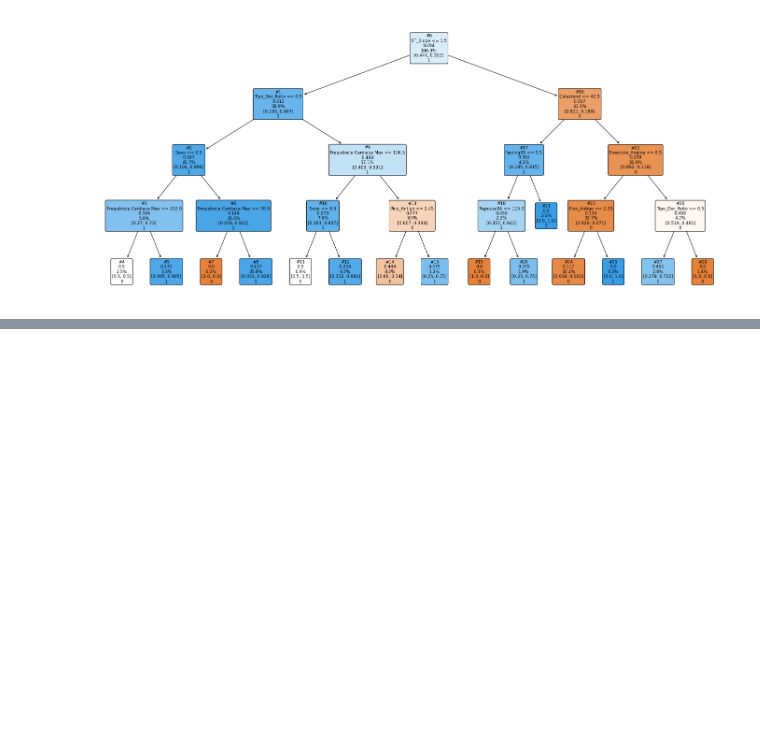
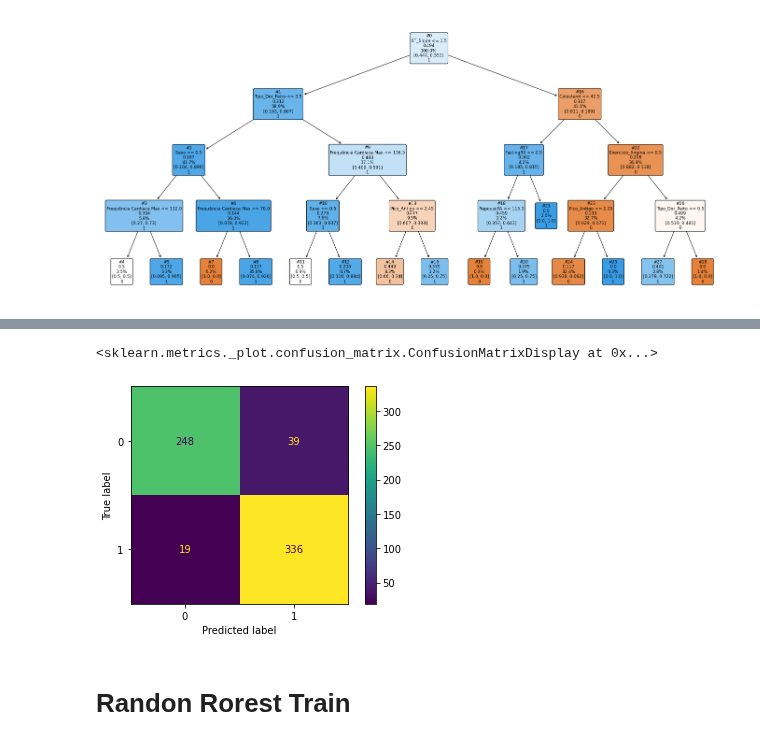
Before and after one commit to patrickpiccini/heart-failure-prediction, a Jupyter notebook: heart_failure_prediction.ipynb, the cells around one changed output, grey strips where cells are left out. Saved outputs shown, nothing was run; the diff lists cells and outputs as text; code cells hidden in the pictures; blank space fills up the shorter version.

Commit message:
ajustes em variaveis, randon forest

```diff
--- a/heart_failure_prediction.ipynb
+++ b/heart_failure_prediction.ipynb
@@ -264,0 +296,7 @@ print(classification_report(y_train, predicao))
+# %%
+model_rando_forest = rf.fit(X_train, y_train)
+prediction_rf_train = rf.predict(X_train)
+
+accuracy = accuracy_score(y_train, prediction_rf_train)
+print('Valor Acuracia: ',accuracy)
+print(classification_report(y_train, prediction_rf_train))
@@ -264,0 +313,9 @@ print(classification_report(y_train, predicao))
+# %%
+cm = confusion_matrix(y_train, prediction_rf_train)
+disp = ConfusionMatrixDisplay(confusion_matrix=cm)
+disp.plot()
+# %% [output]
+<sklearn.metrics._plot.confusion_matrix.ConfusionMatrixDisplay at 0x...>
+[figure, added]
+# %% [markdown]
+# Randon Rorest Train
```
Also changed, not shown: parts of 16 cells of this notebook.
